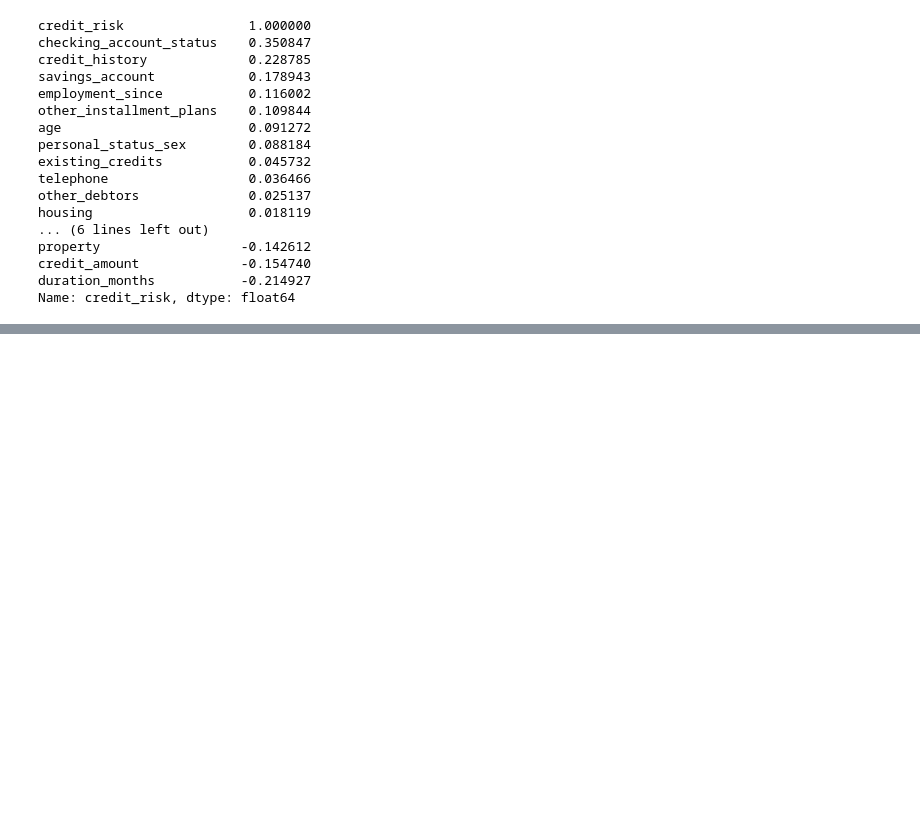
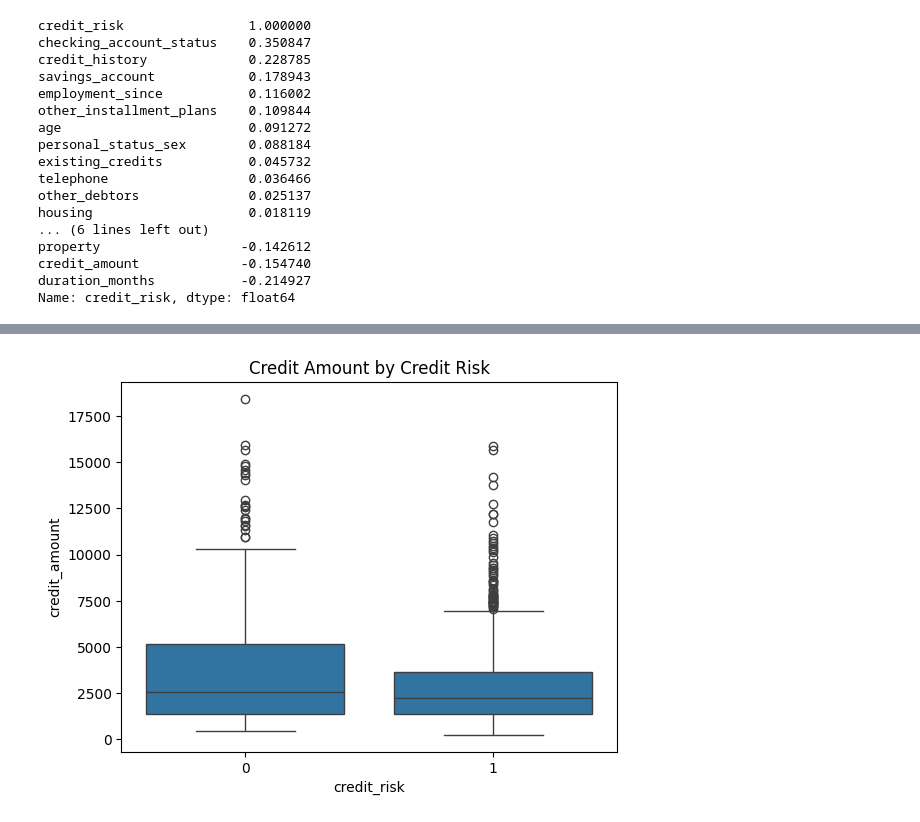
Before and after one commit to Pr1th1m/Multi-Model-Credit-Risk-Prediction-System, a Jupyter notebook: notebooks/analysis.ipynb, the cells around one changed output, grey strips where cells are left out. Drawn from its saved outputs; the diff is of its cells as text; code cells hidden in the pictures; blank space fills up the shorter version.

```diff
--- a/notebooks/analysis.ipynb
+++ b/notebooks/analysis.ipynb
@@ -105,0 +141,6 @@ Name: credit_risk, dtype: float64
+# %%
+sns.boxplot(data=data, x=data['credit_risk'], y=data['credit_amount'])
+plt.title("Credit Amount by Credit Risk")
+plt.show()
+# %% [output]
+[figure, added]
```
Also changed, not shown: parts of 4 cells of this notebook.
